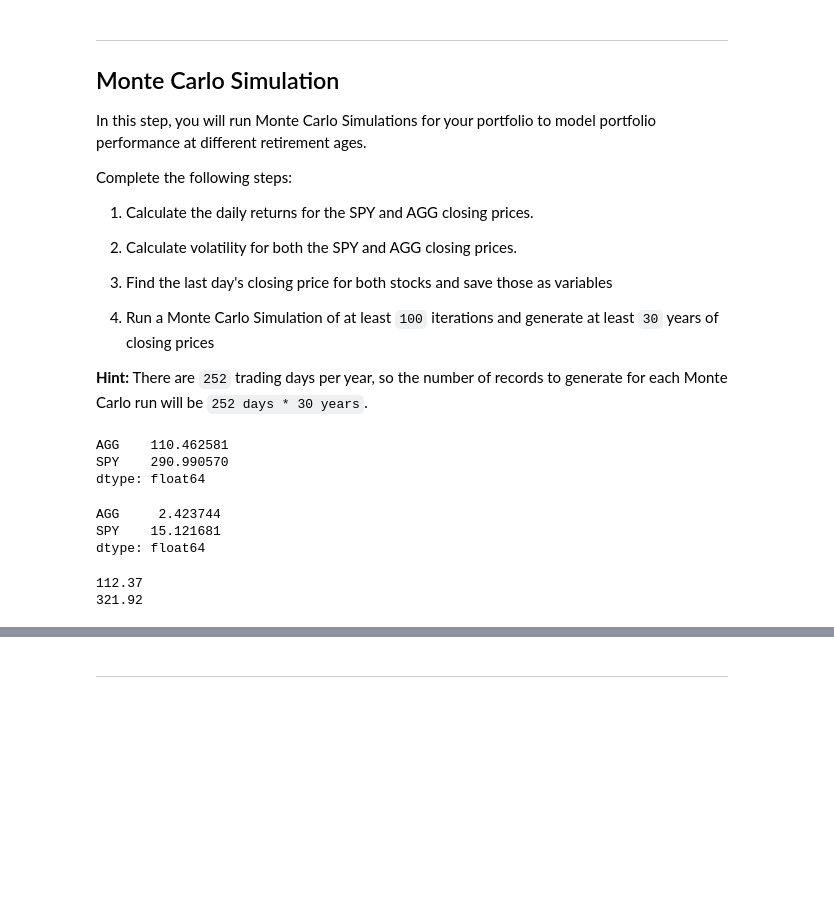
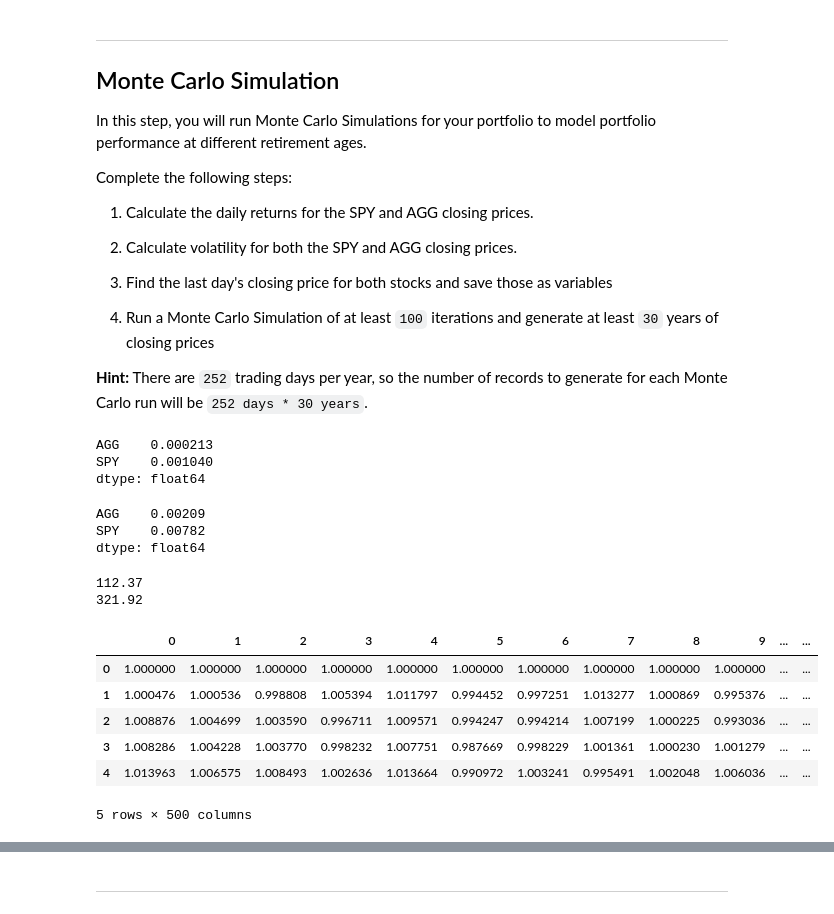
Before and after one commit to Askelan-cyber/python-homework, a Jupyter notebook: API Homework/portfolio_planner.ipynb, the cells around one changed output, grey strips where cells are left out. Drawn from its saved outputs; the diff is of its cells as text; code cells hidden in the pictures; blank space fills up the shorter version.

```diff
--- a/API Homework/portfolio_planner.ipynb
+++ b/API Homework/portfolio_planner.ipynb
@@ -100,20 +100,21 @@ Complete the following steps:
 **Hint:** There are `252` trading days per year, so the number of records to generate for each Monte Carlo run will be `252 days * 30 years`.
 # %%
 # Calculate the daily roi for the stocks
-daily_roi = df.mean()
+roi = df.pct_change()
+daily_roi = roi.mean()
 # Display sample data
 daily_roi
 # %% [output]
-AGG    110.462581
-SPY    290.990570
+AGG    0.000213
+SPY    0.001040
 dtype: float64
 # %%
 # Compute daily volatility
-daily_vol = df.std()
+daily_vol = roi.std()
 daily_vol
 # %% [output]
-AGG     2.423744
-SPY    15.121681
+AGG    0.00209
+SPY    0.00782
 dtype: float64
 # %%
 # Save the last day's closing price
@@ -134,2 +134,33 @@ monte_carlo = pd.DataFrame()
+# %%
+# Run the Monte Carlo Simulation
+for n in range(number_simulations):
+    simulated_agg = [last_price_aag]
+    simulated_spy = [last_price_spy]
+    for i in range(number_records):
+        simulated_agg_prices = simulated_agg[-1] * (1 + np.random.normal(daily_roi[0], daily_vol[0]))
+        simulated_spy_prices = simulated_spy[-1] * (1 + np.random.normal(daily_roi[1], daily_vol[1]))
+
+        simulated_agg.append(simulated_agg_prices)
+        simulated_spy.append(simulated_spy_prices)
+
+    simulated_price_df["AGG"] = pd.Series(simulated_agg)
+    simulated_price_df["SPY"] = pd.Series(simulated_spy)
+
+    simulated_daily_returns = simulated_price_df.pct_change()
+    weights = [0.4, 0.6]
+    portfolio_returns = simulated_daily_returns.dot(weights)
+    portfolio_cum_returns[n] = (1 + portfolio_returns.fillna(0)).cumprod()
+
+    #-1 at the end takes out the intial investmnet? Class exersises don't model this so I left it out
+
+portfolio_cum_returns.head()
+# %% [output]
+|  | 0 | 1 | 2 | 3 | 4 | 5 | 6 | 7 | 8 | 9 | ... | ... |
+| 0 | 1.000000 | 1.000000 | 1.000000 | 1.000000 | 1.000000 | 1.000000 | 1.000000 | 1.000000 | 1.000000 | 1.000000 | ... | ... |
+| 1 | 1.000476 | 1.000536 | 0.998808 | 1.005394 | 1.011797 | 0.994452 | 0.997251 | 1.013277 | 1.000869 | 0.995376 | ... | ... |
+| 2 | 1.008876 | 1.004699 | 1.003590 | 0.996711 | 1.009571 | 0.994247 | 0.994214 | 1.007199 | 1.000225 | 0.993036 | ... | ... |
+| 3 | 1.008286 | 1.004228 | 1.003770 | 0.998232 | 1.007751 | 0.987669 | 0.998229 | 1.001361 | 1.000230 | 1.001279 | ... | ... |
+| 4 | 1.013963 | 1.006575 | 1.008493 | 1.002636 | 1.013664 | 0.990972 | 1.003241 | 0.995491 | 1.002048 | 1.006036 | ... | ... |
+5 rows × 500 columns
 # %%
 # Check that the simulation ran successfully
```
Also changed, not shown: parts of 19 cells of this notebook, 1 other file.
